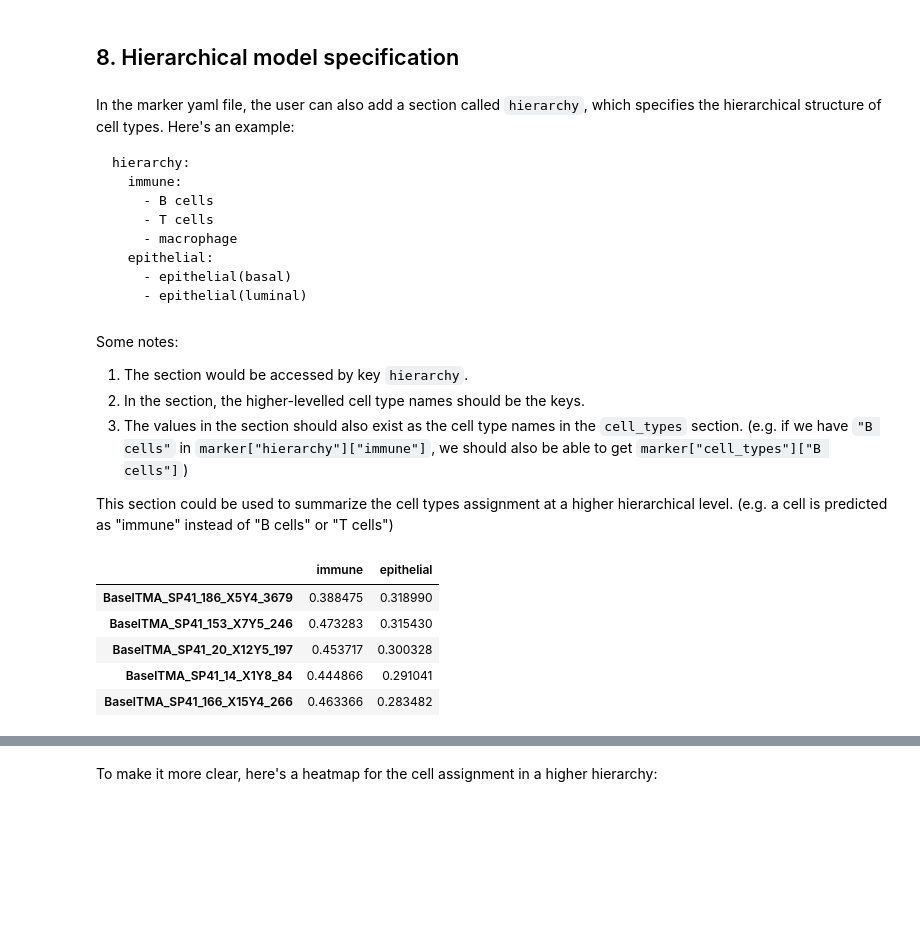
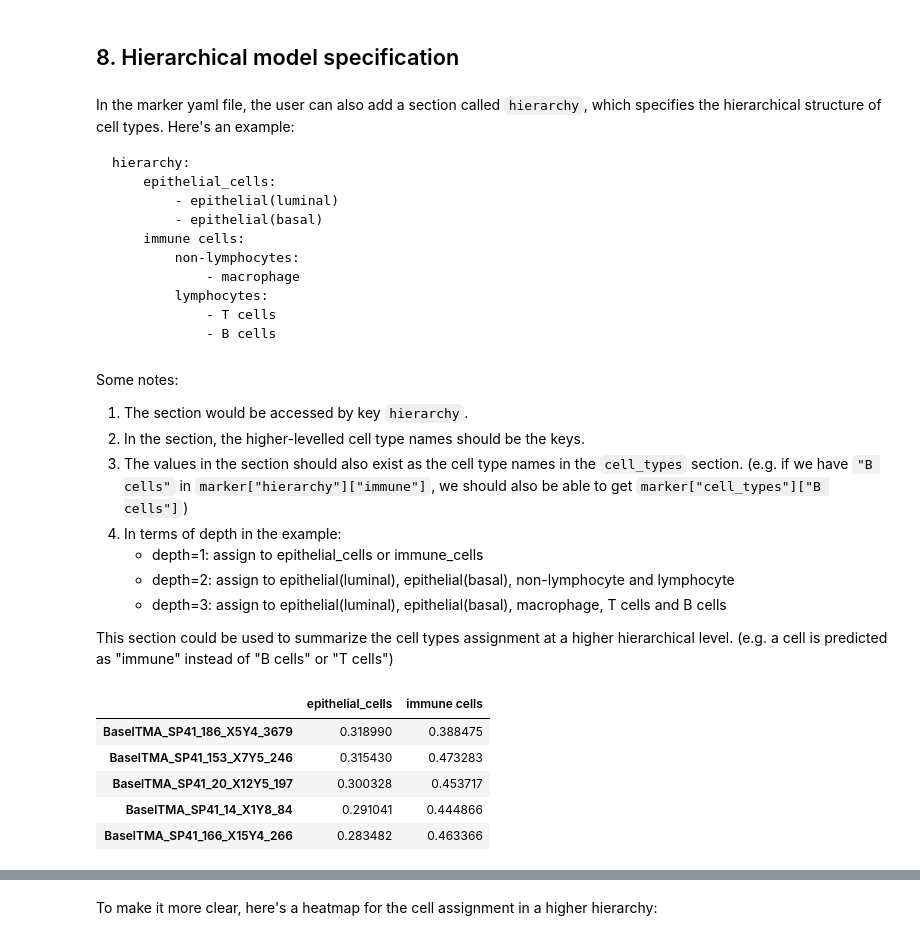
Before and after one commit to camlab-bioml/astir, a Jupyter notebook: docs/tutorials/notebooks/getting_started.ipynb, the cells around one changed output, grey strips where cells are left out. Cells and saved outputs as stored; diff of their text form; code cells hidden in the pictures; blank space fills up the shorter version.

````diff
--- a/docs/tutorials/notebooks/getting_started.ipynb
+++ b/docs/tutorials/notebooks/getting_started.ipynb
@@ -392,28 +392,34 @@ Note: `threshold` is the probability threshold above which a cell is assigned to
 In the marker yaml file, the user can also add a section called `hierarchy`, which specifies the hierarchical structure of cell types. Here's an example:
 ```
 hierarchy:
-  immune:
-    - B cells
-    - T cells
-    - macrophage
-  epithelial:
-    - epithelial(basal)
-    - epithelial(luminal)
+    epithelial_cells:
+        - epithelial(luminal)
+        - epithelial(basal)
+    immune cells:
+        non-lymphocytes:
+            - macrophage
+        lymphocytes:
+            - T cells
+            - B cells
 ```
 # %% [markdown]
 Some notes:
 1. The section would be accessed by key `hierarchy`.
 2. In the section, the higher-levelled cell type names should be the keys.
 3. The values in the section should also exist as the cell type names in the `cell_types` section. (e.g. if we have `"B cells"` in `marker["hierarchy"]["immune"]`, we should also be able to get `marker["cell_types"]["B cells"]`)
+4. In terms of depth in the example:
+    - depth=1: assign to epithelial_cells or immune_cells
+    - depth=2: assign to epithelial(luminal), epithelial(basal), non-lymphocyte and lymphocyte
+    - depth=3: assign to epithelial(luminal), epithelial(basal), macrophage, T cells and B cells
 
 This section could be used to summarize the cell types assignment at a higher hierarchical level. (e.g. a cell is predicted as "immune" instead of "B cells" or "T cells")
 # %%
-hierarchy_probs = ast.assign_celltype_hierarchy()
+hierarchy_probs = ast.assign_celltype_hierarchy(depth = 1)
 hierarchy_probs.head()
 # %% [output]
-|  | immune | epithelial |
-| BaselTMA_SP41_186_X5Y4_3679 | 0.388475 | 0.318990 |
-| BaselTMA_SP41_153_X7Y5_246 | 0.473283 | 0.315430 |
-| BaselTMA_SP41_20_X12Y5_197 | 0.453717 | 0.300328 |
-| BaselTMA_SP41_14_X1Y8_84 | 0.444866 | 0.291041 |
-| BaselTMA_SP41_166_X15Y4_266 | 0.463366 | 0.283482 |
+|  | epithelial_cells | immune cells |
+| BaselTMA_SP41_186_X5Y4_3679 | 0.318990 | 0.388475 |
+| BaselTMA_SP41_153_X7Y5_246 | 0.315430 | 0.473283 |
+| BaselTMA_SP41_20_X12Y5_197 | 0.300328 | 0.453717 |
+| BaselTMA_SP41_14_X1Y8_84 | 0.291041 | 0.444866 |
+| BaselTMA_SP41_166_X15Y4_266 | 0.283482 | 0.463366 |
````
Also changed, not shown: parts of 2 cells of this notebook, 5 other files.
